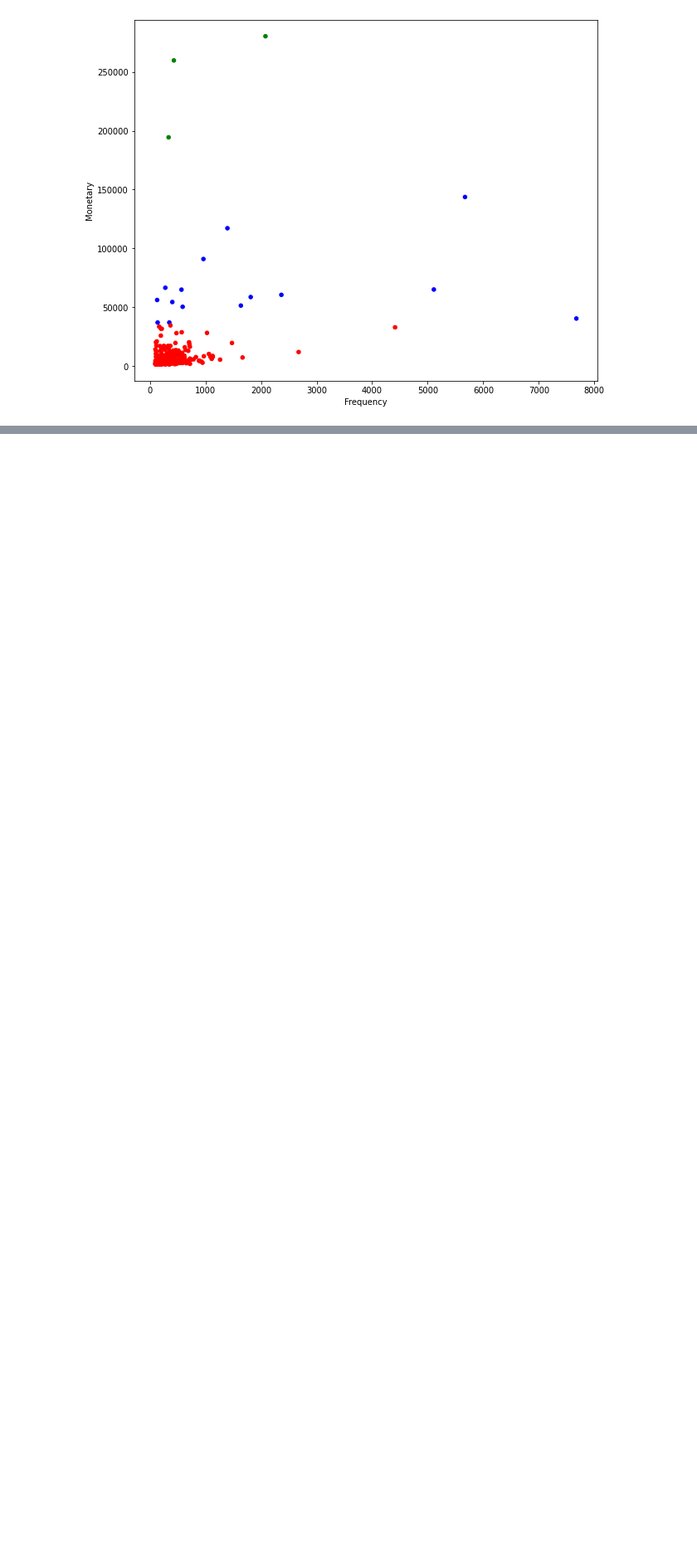
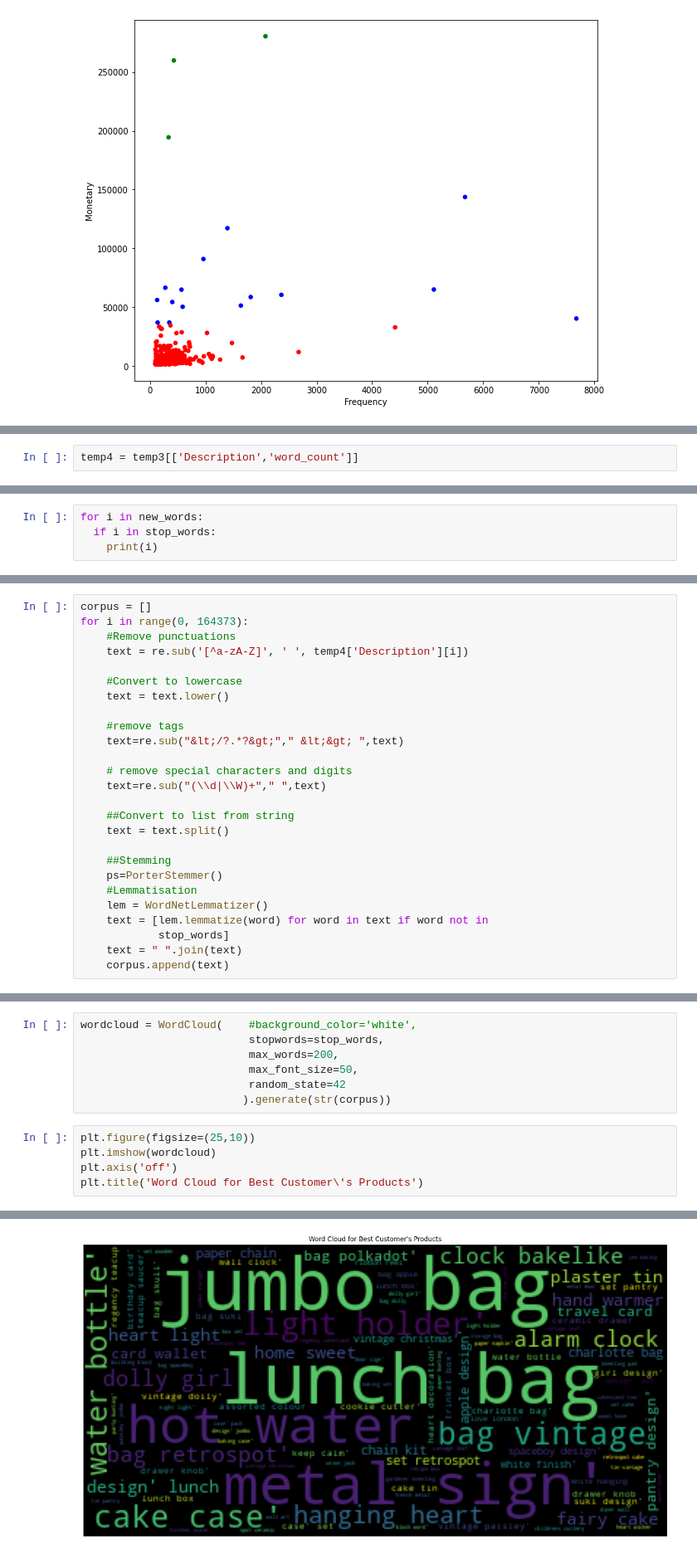
Before and after one commit to madhurchhajed/Customer-Segmentation-and-Analysis, a Jupyter notebook: CustomerSegmentation.ipynb, the cells around one changed output, grey strips where cells are left out. Shown: that part at 83% size. Saved outputs shown, nothing was run; the diff lists cells and outputs as text; blank space fills up the shorter version.

```diff
--- a/CustomerSegmentation.ipynb
+++ b/CustomerSegmentation.ipynb
@@ -603,0 +684,2 @@ ax = temp.plot(
+# %%
+temp4 = temp3[['Description','word_count']]
@@ -603,0 +771,4 @@ ax = temp.plot(
+# %%
+for i in new_words:
+  if i in stop_words:
+    print(i)
@@ -603,0 +782,26 @@ ax = temp.plot(
+# %%
+corpus = []
+for i in range(0, 164373):
+    #Remove punctuations
+    text = re.sub('[^a-zA-Z]', ' ', temp4['Description'][i])
+
+    #Convert to lowercase
+    text = text.lower()
+
+    #remove tags
+    text=re.sub("&lt;/?.*?&gt;"," &lt;&gt; ",text)
+
+    # remove special characters and digits
+    text=re.sub("(\\d|\\W)+"," ",text)
+
+    ##Convert to list from string
+    text = text.split()
+
+    ##Stemming
+    ps=PorterStemmer()
+    #Lemmatisation
+    lem = WordNetLemmatizer()
+    text = [lem.lemmatize(word) for word in text if word not in
+            stop_words]
+    text = " ".join(text)
+    corpus.append(text)
@@ -603,0 +824,13 @@ ax = temp.plot(
+# %%
+wordcloud = WordCloud(    #background_color='white',
+                          stopwords=stop_words,
+                          max_words=200,
+                          max_font_size=50,
+                          random_state=42
+                         ).generate(str(corpus))
+# %%
+plt.figure(figsize=(25,10))
+plt.imshow(wordcloud)
+plt.axis('off')
+plt.title('Word Cloud for Best Customer\'s Products')
+# %% [output]
@@ -603,0 +838 @@ ax = temp.plot(
+[figure, added]
```
Also changed, not shown: parts of 35 cells of this notebook.
